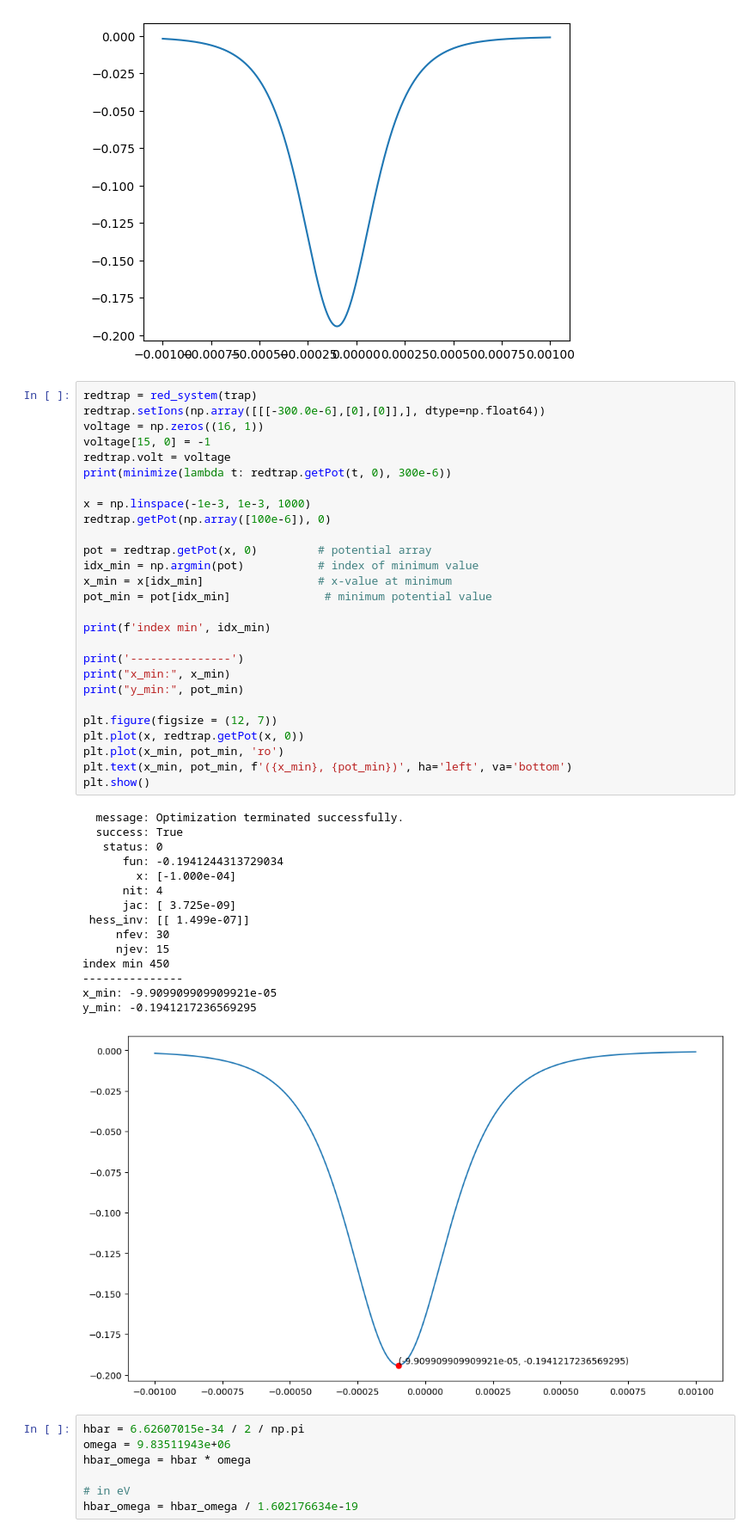
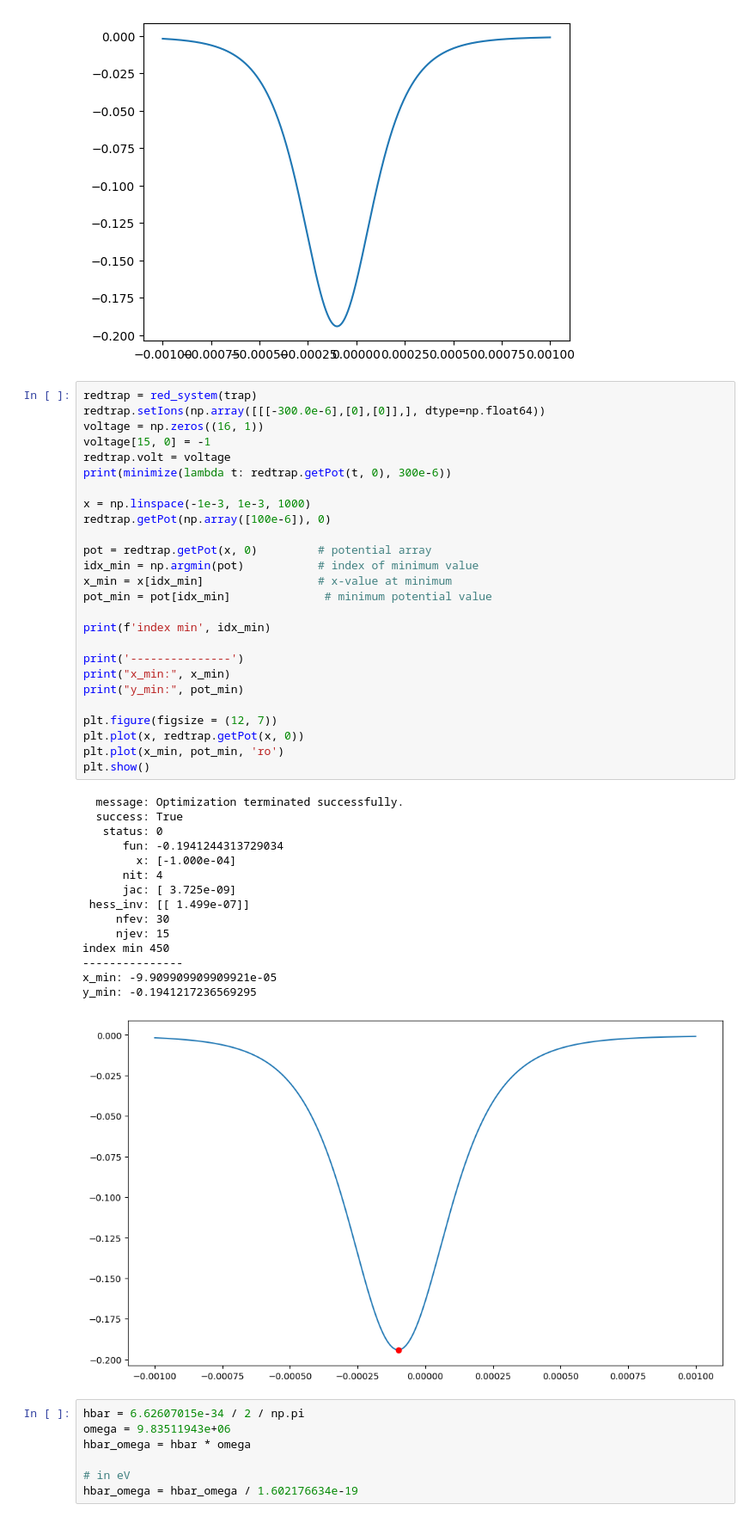
Before and after one commit to OnekaSingh/QC-Filter-Precompensation, a Jupyter notebook: new_ramps_exc.ipynb, the cells around one changed output. Shown at 86% size. Saved outputs shown, nothing was run; the diff lists cells and outputs as text.

```diff
--- a/new_ramps_exc.ipynb
+++ b/new_ramps_exc.ipynb
@@ -204,35 +204,34 @@ redtrap.getPot(np.array([100e-6]), 0)
 pot = redtrap.getPot(x, 0)         # potential array
 idx_min = np.argmin(pot)           # index of minimum value
 x_min = x[idx_min]                 # x-value at minimum
 pot_min = pot[idx_min]              # minimum potential value
 
 print(f'index min', idx_min)
 
 print('---------------')
 print("x_min:", x_min)
 print("y_min:", pot_min)
 
 plt.figure(figsize = (12, 7))
 plt.plot(x, redtrap.getPot(x, 0))
 plt.plot(x_min, pot_min, 'ro')
-plt.text(x_min, pot_min, f'({x_min}, {pot_min})', ha='left', va='bottom')
 plt.show()
 # %% [output]
   message: Optimization terminated successfully.
   success: True
    status: 0
       fun: -0.1941244313729034
         x: [-1.000e-04]
       nit: 4
       jac: [ 3.725e-09]
  hess_inv: [[ 1.499e-07]]
      nfev: 30
      njev: 15
 index min 450
 ---------------
 x_min: -9.909909909909921e-05
 y_min: -0.1941217236569295
-[figure, old version]
+[figure, new version]
 # %%
 hbar = 6.62607015e-34 / 2 / np.pi
 omega = 9.83511943e+06
```
Also changed, not shown: parts of 2 cells of this notebook, 20 other files.
